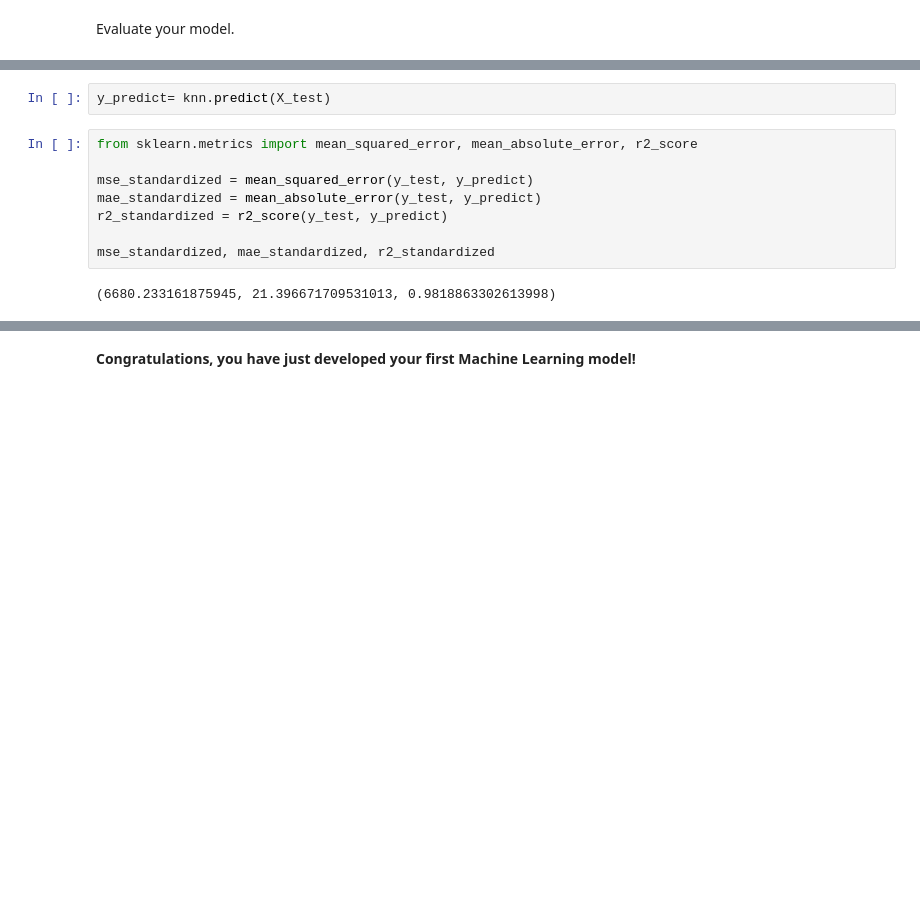
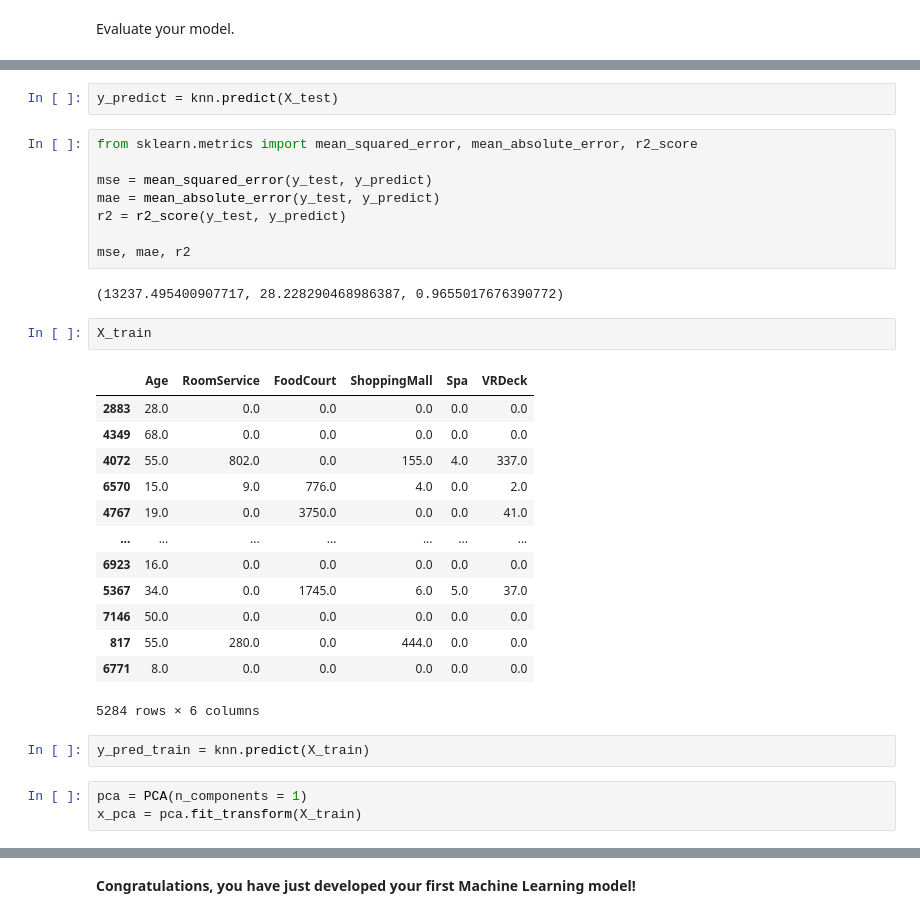
Before and after one commit to alicia-perez-diez/lab-intro-to-ml, a Jupyter notebook: lab-intro_to_ml.ipynb, the cells around one changed output, grey strips where cells are left out. Saved outputs shown, nothing was run; the diff lists cells and outputs as text; blank space fills up the shorter version.

```diff
--- a/lab-intro_to_ml.ipynb
+++ b/lab-intro_to_ml.ipynb
@@ -180,13 +183,34 @@ y_test
 Name: RoomService, Length: 1322, dtype: float64
 # %%
-y_predict= knn.predict(X_test)
+y_predict = knn.predict(X_test)
 # %%
 from sklearn.metrics import mean_squared_error, mean_absolute_error, r2_score
 
-mse_standardized = mean_squared_error(y_test, y_predict)
-mae_standardized = mean_absolute_error(y_test, y_predict)
-r2_standardized = r2_score(y_test, y_predict)
+mse = mean_squared_error(y_test, y_predict)
+mae = mean_absolute_error(y_test, y_predict)
+r2 = r2_score(y_test, y_predict)
 
-mse_standardized, mae_standardized, r2_standardized
+mse, mae, r2
 # %% [output]
-(6680.233161875945, 21.396671709531013, 0.9818863302613998)
+(13237.495400907717, 28.228290468986387, 0.9655017676390772)
+# %%
+X_train
+# %% [output]
+|  | Age | RoomService | FoodCourt | ShoppingMall | Spa | VRDeck |
+| 2883 | 28.0 | 0.0 | 0.0 | 0.0 | 0.0 | 0.0 |
+| 4349 | 68.0 | 0.0 | 0.0 | 0.0 | 0.0 | 0.0 |
+| 4072 | 55.0 | 802.0 | 0.0 | 155.0 | 4.0 | 337.0 |
+| 6570 | 15.0 | 9.0 | 776.0 | 4.0 | 0.0 | 2.0 |
+| 4767 | 19.0 | 0.0 | 3750.0 | 0.0 | 0.0 | 41.0 |
+| ... | ... | ... | ... | ... | ... | ... |
+| 6923 | 16.0 | 0.0 | 0.0 | 0.0 | 0.0 | 0.0 |
+| 5367 | 34.0 | 0.0 | 1745.0 | 6.0 | 5.0 | 37.0 |
+| 7146 | 50.0 | 0.0 | 0.0 | 0.0 | 0.0 | 0.0 |
+| 817 | 55.0 | 280.0 | 0.0 | 444.0 | 0.0 | 0.0 |
+| 6771 | 8.0 | 0.0 | 0.0 | 0.0 | 0.0 | 0.0 |
+5284 rows × 6 columns
+# %%
+y_pred_train = knn.predict(X_train)
+# %%
+pca = PCA(n_components = 1)
+x_pca = pca.fit_transform(X_train)
```
Also changed, not shown: parts of 24 cells of this notebook.
